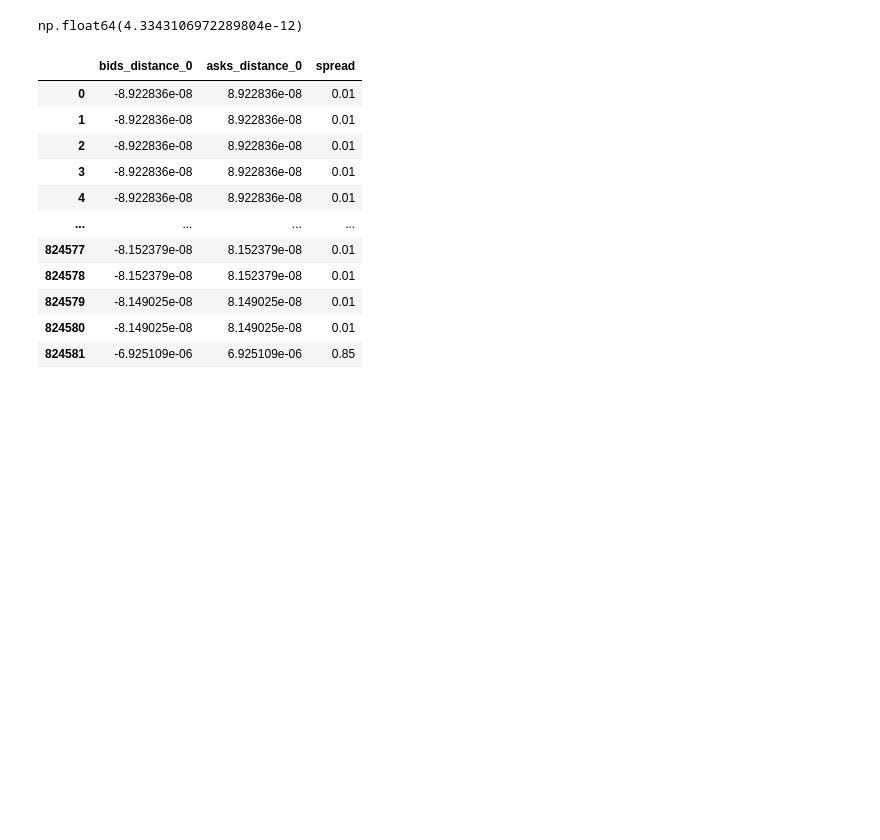
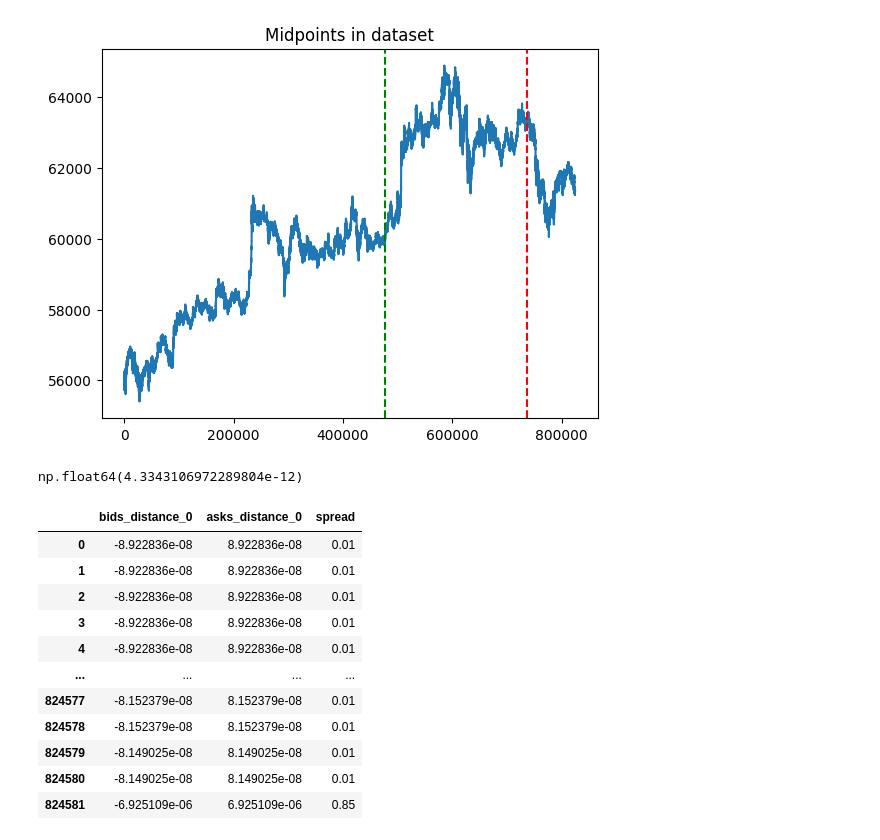
Before and after one commit to giovannidispoto/ICAIF24-challenge, a Jupyter notebook: data/data_exploration.ipynb, the cells around one changed output. Cells and saved outputs as stored; diff of their text form; code cells hidden in the pictures; blank space fills up the shorter version.

```diff
--- a/data/data_exploration.ipynb
+++ b/data/data_exploration.ipynb
@@ -4,5 +5,6 @@ import numpy as np
 # %%
 df = pd.read_csv("BTC_1sec.csv", index_col=False).drop(columns="Unnamed: 0")
+df['day'] = pd.to_datetime(df['system_time']).dt.day
 df.head(10)
 # %% [output]
 |  | system_time | midpoint | spread | buys | sells | bids_distance_0 | bids_distance_1 | bids_distance_2 | ... |
@@ -20,3 +36,11 @@ df.head(10)
+# %%
+plt.plot(df['timestep'], df['midpoint'])
+plt.axvline(x=df[df['day'] == 16]['timestep'].iloc[0], color='red', linestyle='--', linewidth=1.5, label='Test')
+plt.axvline(x=df[df['day'] == 13]['timestep'].iloc[0], color='green', linestyle='--', linewidth=1.5, label='Train')
+plt.title("Midpoints in dataset")
+plt.show()
+# %% [output]
+[figure, added]
 # %%
 (df['bids_distance_0']+df['asks_distance_0']).values.sum()
 # %% [output]
```
Also changed, not shown: parts of 3 cells of this notebook, 5 other files.
